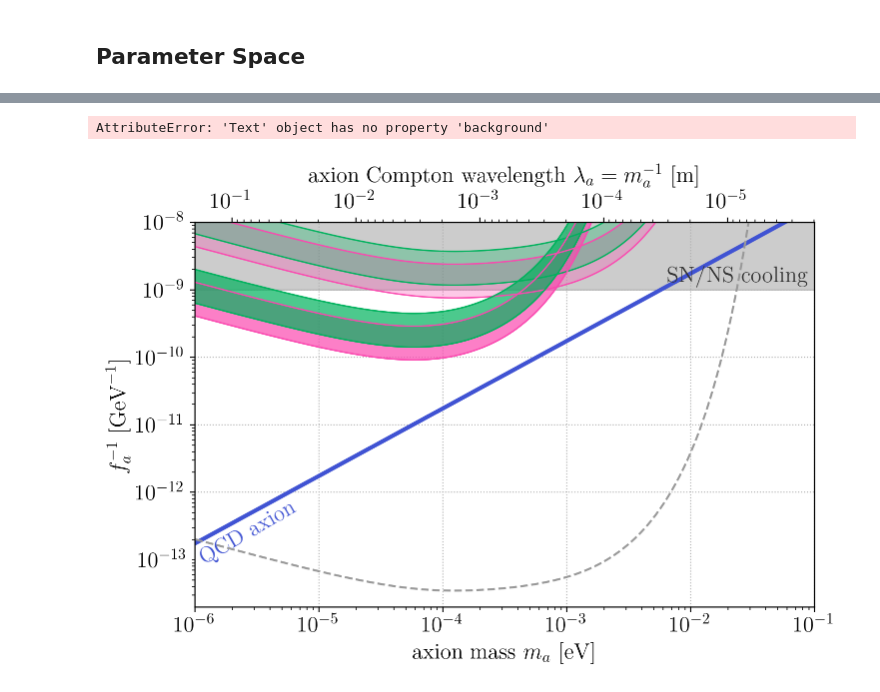
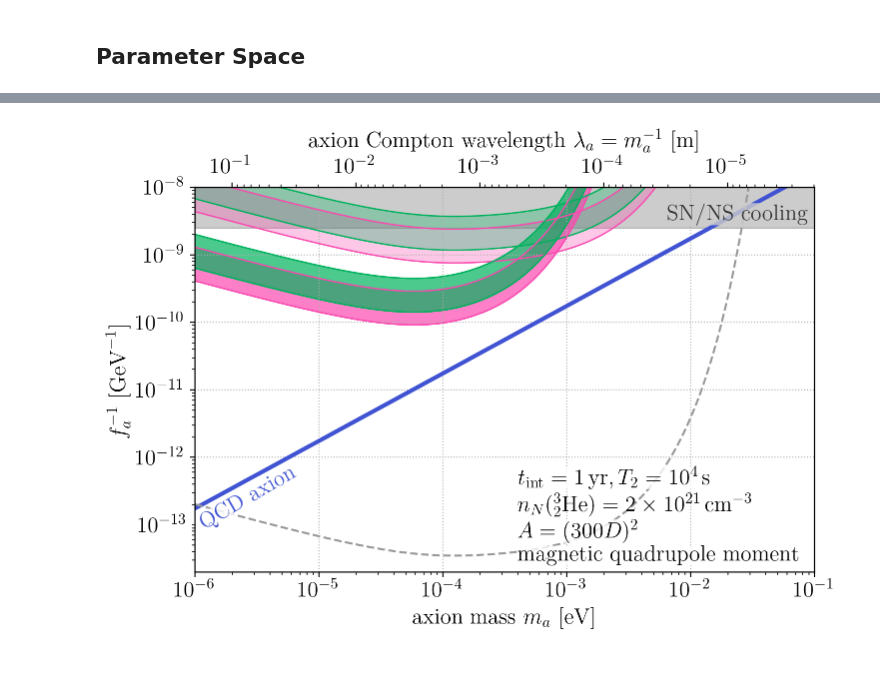
Before and after one commit to kenvantilburg/ferroaxionic-effect, a Jupyter notebook: code/sensitivity.ipynb, the cells around one changed output, grey strips where cells are left out. Drawn from its saved outputs; the diff is of its cells as text; code cells hidden in the pictures.

```diff
--- a/code/sensitivity.ipynb
+++ b/code/sensitivity.ipynb
@@ -59,14 +59,16 @@ class Material:
 # %% [markdown]
 ## Nuclear spin polarization
 # %%
-B_0 = 14*Tesla # static magnetic field
+B_0 = 10*Tesla # static magnetic field
 mu_N = 2*mu_nuclear # nuclear magnetic moment
 T_0 = 1e-2 * Kelvin # temperature
 
 def fn_P_nuc(mu,B_0,T_0):
-    return np.tanh(mu * B_0 / T_0)
+    return np.tanh(mu * B_0 / (2*T_0))
 
-P_nuc = fn_P_nuc(mu_N,B_0,T_0)
+# P_nuc = fn_P_nuc(mu_N,B_0,T_0)
+# print(P_nuc)
+P_nuc = 1
 # %% [markdown]
 ## Theory
 # %% [markdown]
@@ -101,6 +103,8 @@ vec_lw = [1,3]
 # %%
 mu_3He = 2.12 * mu_N
 gamma_3He = 2*np.pi*32.4*MHz / Tesla
+# %%
+fa_SN_bound = 4e8 * GeV
 # %% [markdown]
 ## Signal
 # %%
@@ -140,7 +144,7 @@ def fn_S_Squid(m_a):
 # %% [markdown]
 ## Parameter Space
 # %%
-vec_ma = np.logspace(-6,-1,int(1e5)) * eV
+vec_ma = np.logspace(-6,-1,int(1e3)) * eV
 # %%
 #Europium Barium Titanate
 Eu = Material(10,2,63,153,5930*kg*meter**-3, 5, 0.5,65*Angstrom**3 ,0.1*e_EM*fm**3, 0.01*e_EM*fm**2,0.15*e_EM*fm**3, 1.0*e_EM*fm**2, P_nuc, Ptilde=0.22, etilde=1)
@@ -330,8 +344,8 @@ ax.set_yticks(ticks_left_minor,minor=True); ax.set_yticks(ticks_left_major,minor
 ax.grid(ls='dotted',which='major',axis='both')
 ax_top.set_xticks([],minor=True); ax_top.set_xticks(ticks_top_minor,minor=True); ax_top.set_xticklabels([],minor=True);
 ax_top.set_xticks(ticks_top_major,minor=False); ax_top.set_xticklabels(['$10^{-1}$','$10^{-2}$','$10^{-3}$','$10^{-4}$','$10^{-5}$'],minor=False);
-ax.plot(vec_ma/eV,1/fn_fa(vec_ma)*GeV,color=ncolors[0],lw=3);
-ax.fill_between(vec_ma/eV,1e-9,1e-5,color=(0,0,0,0.2))
+ax.plot(vec_ma/eV,1/fn_fa(vec_ma)*GeV,color=ncolors[0],lw=3); #QCD axion
+ax.fill_between(vec_ma/eV,fa_SN_bound**-1 * GeV,1e-5,color=(0,0,0,0.2)) #SN cooling
 ax.tick_params(axis='both', which='both', labelsize=16)
 ax_top.tick_params(axis='both', which='both', labelsize=16)
 
@@ -347,45 +361,49 @@ for i_D, D in enumerate(vec_D):
     y1_Np = GeV*np.sqrt(fn_fa_2_inv_sens_mon_mqm(vec_ma,D,h,Np.rho_m[1],c_aNN,T_2,Np.n_N,vol))
     y1_Eu = GeV*np.sqrt(fn_fa_2_inv_sens_mon_mqm(vec_ma,D,h,Eu.rho_m[1],c_aNN,T_2,Np.n_N,vol))
     y_values_Np_1.append(y1_Np)
     y_values_Eu_1.append(y1_Eu)
 
-    plt.plot(vec_ma/eV,y1_Np,
+    ax.plot(vec_ma/eV,y1_Np,
              lw=1,color=ncolors[4],label=vec_label[i_D]+', $Np_3OF_{12}$')
-    plt.plot(vec_ma/eV,y1_Eu,
+    ax.plot(vec_ma/eV,y1_Eu,
              lw=1,color=ncolors[5],label=vec_label[i_D]+', $Eu_{0.5}Ba_{0.5}TiO_3$')
 
 for i_D, D in enumerate(vec_D):
     vol = D**3 * vec_aspect[i_D]**2
     y2_Np = GeV*np.sqrt(fn_fa_2_inv_sens_mon_mqm(vec_ma,D,h,Np.rho_m[1],c_aNN2,T_2,Np.n_N,vol))
     y2_Eu = GeV*np.sqrt(fn_fa_2_inv_sens_mon_mqm(vec_ma,D,h,Eu.rho_m[1],c_aNN2,T_2,Np.n_N,vol))
     y_values_Np_2.append(y2_Np)
     y_values_Eu_2.append(y2_Eu)
 
-    plt.plot(vec_ma/eV,y2_Np,
+    ax.plot(vec_ma/eV,y2_Np,
              lw=1,color=ncolors[4],label=vec_label[i_D]+', $Np_3OF_{12}$')
-    plt.plot(vec_ma/eV,y2_Eu,
+    ax.plot(vec_ma/eV,y2_Eu,
              lw=1,color=ncolors[5],label=vec_label[i_D]+', $Eu_{0.5}Ba_{0.5}TiO_3$')
 
 for i_D in range(len(vec_D)):
-    plt.fill_between(vec_ma / eV, y_values_Np_1[i_D], y_values_Np_2[i_D], color=ncolors[4], alpha=alphas[i_D])
-    plt.fill_between(vec_ma / eV, y_values_Eu_1[i_D], y_values_Eu_2[i_D], color=ncolors[5], alpha=alphas[i_D])
+    ax.fill_between(vec_ma / eV, y_values_Np_1[i_D], y_values_Np_2[i_D], color=ncolors[4], alpha=alphas[i_D])
+    ax.fill_between(vec_ma / eV, y_values_Eu_1[i_D], y_values_Eu_2[i_D], color=ncolors[5], alpha=alphas[i_D])
 
 
-plt.plot(vec_ma/eV,GeV*np.sqrt(fn_fa_2_inv_sens_mon_mqm_SQUID(vec_ma,vec_D[0],h,Np.rho_m[1],c_aNN2,T_2,Eu.n_N,vol)),
+ax.plot(vec_ma/eV,GeV*np.sqrt(fn_fa_2_inv_sens_mon_mqm_SQUID(vec_ma,vec_D[0],h,Np.rho_m[1],c_aNN2,T_2,Eu.n_N,vol)),
                color=(0.6, 0.6, 0.6), label=vec_label[0]+', SQUID limit', linestyle='dashed')
-ax.text(7e-6,8.5e-13,'QCD axion',ha='right',va='top',color=ncolors[0],rotation=30,fontsize=16);
-ax.text(9e-2,1.1e-9,'SN/NS cooling',ha='right',va='bottom',color=(0.2,0.2,0.2),rotation=0,fontsize=16);
-ax.text(0.4e-3,2**(4.6)*3e-14,r'$t_\mathrm{int} = 1\,\mathrm{yr}, T_2 = 10^4\,\mathrm{s}$',va='top',fontsize=16)
+ax.text(7e-6,8.5e-13,'QCD axion',ha='right',va='top',color=ncolors[0],rotation=30,fontsize=16,
+        bbox=dict(facecolor=(1,1,1,0.8), edgecolor='none', boxstyle='round,pad=0'));
+ax.text(9e-2,1.1*fa_SN_bound**-1 * GeV,'SN/NS cooling',ha='right',va='bottom',color=(0.2,0.2,0.2),rotation=0,fontsize=16,
+        bbox=dict(facecolor=(0.8,0.8,0.8,0.8), edgecolor='none', boxstyle='round,pad=0'));
+ax.text(0.4e-3,2**(4.6)*3e-14,r'$t_\mathrm{int} = 1\,\mathrm{yr}, T_2 = 10^4\,\mathrm{s}$',va='top',fontsize=16,
+        bbox=dict(facecolor=(1,1,1,0.8), edgecolor='none', boxstyle='round,pad=0'));
 ax.text(0.4e-3,2**(3.3)*3e-14,r'$n_N({{}^{3}_2\mathrm{He}}) = 2 \times 10^{21} \, \mathrm{cm}^{-3}$',va='top',fontsize=16)
-ax.text(0.4e-3,2**(2.0)*3e-14,r'$A = (300 D)^2$',va='top',fontsize=16)
-ax.text(0.4e-3,2**(0.7)*3e-14,r'Magnetic Quadrupole Moment',va='top',fontsize=16)
+ax.text(0.4e-3,2**(2.0)*3e-14,r'$A = (300 D)^2$',va='top',fontsize=16,
+        bbox=dict(facecolor=(1,1,1,0.8), edgecolor='none', boxstyle='round,pad=0'));
+ax.text(0.4e-3,2**(0.7)*3e-14,r'magnetic quadrupole moment',va='top',fontsize=16,
+        bbox=dict(facecolor=(1,1,1,0.8), edgecolor='none', boxstyle='round,pad=0'));
 
 #handles, labels = plt.gca().get_legend_handles_labels()
 #order = [1,0,4,3,2]
 #legend = ax.legend([handles[idx] for idx in order],[labels[idx] for idx in order],fontsize=12,loc='upper left', ncol=2, framealpha=1.0);
 
 file_path = dir_fig + "mqm-dipole.pdf"
-plt.savefig(file_path)
+plt.savefig(file_path,bbox_inches='tight', pad_inches=0)
 # %% [output]
-AttributeError: 'Text' object has no property 'background'
-[figure, old version]
+[figure, new version]
```
Also changed, not shown: parts of 2 cells of this notebook, 3 other files.
